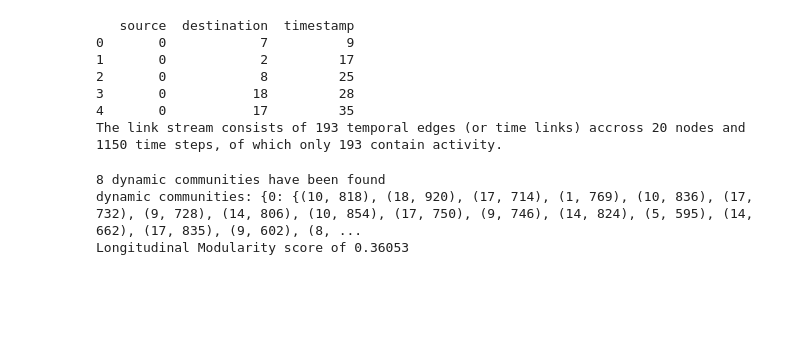
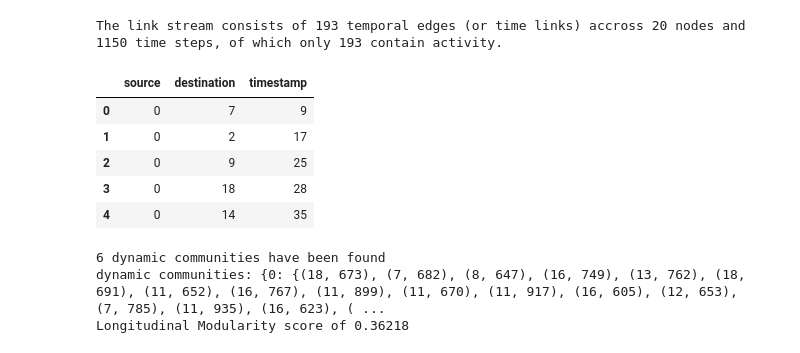
Before and after one commit to Peijie-Zhong/linkstream, a Jupyter notebook: lago.ipynb, the cells around one changed output. Saved outputs shown, nothing was run; the diff lists cells and outputs as text; code cells hidden in the pictures; blank space fills up the shorter version.

```diff
--- a/lago.ipynb
+++ b/lago.ipynb
@@ -1,12 +1,10 @@
 # %%
-
 from lago.lago import LinkStream, lago_communities
 import csv
 import pandas as pd
 
-filename = 'data/sync_net_temp.csv'
+filename = 'data/syn_net.csv'
 df = pd.read_csv(filename, header=None, index_col=False,names=["source","destination","timestamp"], skiprows=1)
-print(df.head(5))
 time_links = df.values.tolist()
 
 ## Initiate empty temporal network (as a link stream)
@@ -18,13 +16,16 @@ my_linkstream.add_links(time_links)
 ## Display linkstream informations
 print(f"The link stream consists of {my_linkstream.nb_edges} temporal edges (or time links) accross {my_linkstream.nb_nodes} nodes and {my_linkstream.network_duration} time steps, of which only {my_linkstream.nb_timesteps} contain activity.")
 # %% [output]
-   source  destination  timestamp
-0       0            7          9
-1       0            2         17
-2       0            8         25
-3       0           18         28
-4       0           17         35
 The link stream consists of 193 temporal edges (or time links) accross 20 nodes and 1150 time steps, of which only 193 contain activity.
+# %%
+df.head(5)
+# %% [output]
+|  | source | destination | timestamp |
+| 0 | 0 | 7 | 9 |
+| 1 | 0 | 2 | 17 |
+| 2 | 0 | 9 | 25 |
+| 3 | 0 | 18 | 28 |
+| 4 | 0 | 14 | 35 |
 # %%
 import importlib
 from lago.lago import LinkStream, lago_communities
@@ -54,6 +55,6 @@ long_mod_score = longitudinal_modularity(
 
 print(f"Longitudinal Modularity score of {long_mod_score} ")
 # %% [output]
-8 dynamic communities have been found
-dynamic communities: {0: {(10, 818), (18, 920), (17, 714), (1, 769), (10, 836), (17, 732), (9, 728), (14, 806), (10, 854), (17, 750), (9, 746), (14, 824), (5, 595), (14, 662), (17, 835), (9, 602), (8, ...
-Longitudinal Modularity score of 0.36053
+6 dynamic communities have been found
+dynamic communities: {0: {(18, 673), (7, 682), (8, 647), (16, 749), (13, 762), (18, 691), (11, 652), (16, 767), (11, 899), (11, 670), (11, 917), (16, 605), (12, 653), (7, 785), (11, 935), (16, 623), ( ...
+Longitudinal Modularity score of 0.36218
```
Also changed, not shown: parts of 1 cell of this notebook, 6 other files.
